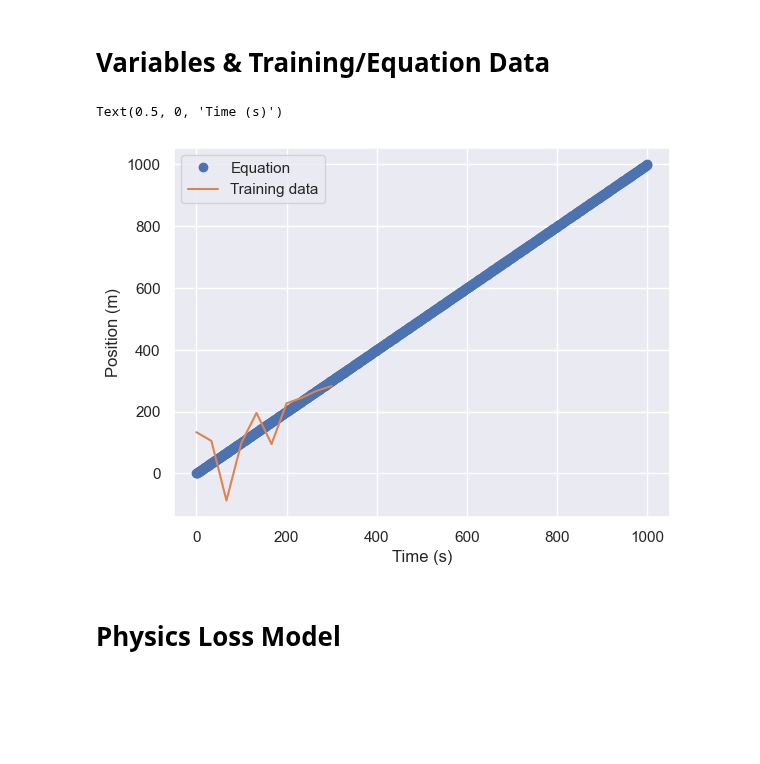
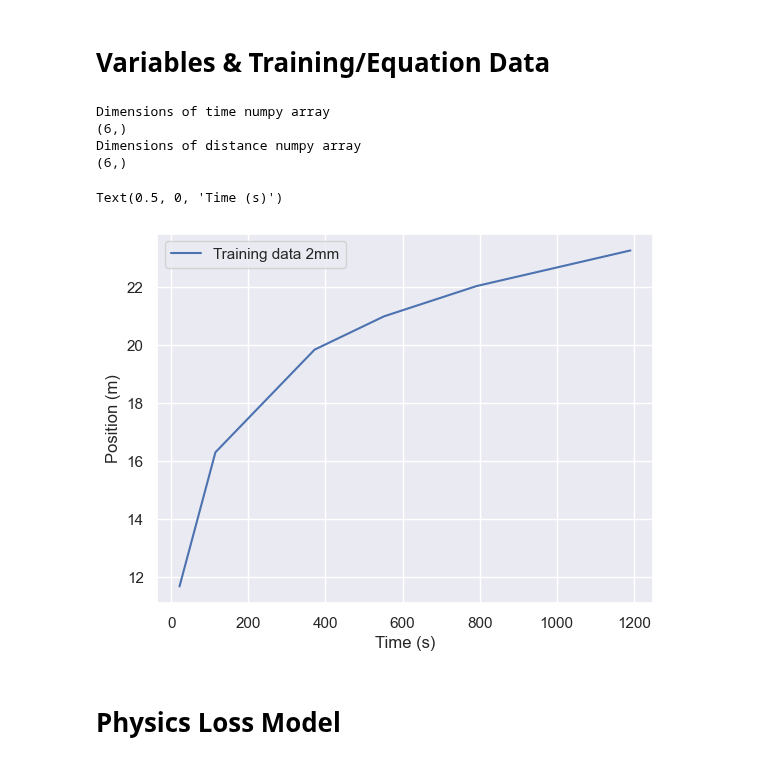
Before and after one commit to rahavdayan/pinns-model, a Jupyter notebook: src/ferrofluid/ferrofluid.ipynb, the cells around one changed output. Cells and saved outputs as stored; diff of their text form; code cells hidden in the pictures; blank space fills up the shorter version.

```diff
--- a/src/ferrofluid/ferrofluid.ipynb
+++ b/src/ferrofluid/ferrofluid.ipynb
@@ -20,31 +20,39 @@ np.random.seed(10)
 # %%
 # Different variables for problem
 r = 0.005                           # Radius of droplet in [m]
 V = (4/3)*np.pi*(r**3)              # Volume of droplet in [m^3]
 mu_0 = 1.256637*(10**-6)            # Permeability of free space [m*kg/(s*A)]
 eta = 50                            # Viscosity in [Pa*s]
 M = magnetization                   # Magnetization in [Oe]
 H = magnetic_field                  # Magnetic field in [KA/m]
 dH_dx = magnetic_field_deriv        # Derivative of magnetic field with respect to distance in [KA/m^2]
 
-# Make data from equation
-eq = functools.partial(position)
-t = np.linspace(0, 1000, 1000)      # Time in [s]
-x = eq(t)                           # Position in [m]
+# # Make data from equation
+# eq = functools.partial(position)
+# t = np.linspace(0, 1000, 1000)      # Time in [s]
+# x = eq(t)                           # Position in [m]
 
 # Make training data
-train_t = np.linspace(0, 300, 10)
-train_x = eq(train_t) +  100 * np.random.randn(len(train_t))
+train_t, train_x = position_2mm_droplet()
+print('Dimensions of time numpy array')
+print(train_t.shape)
+print('Dimensions of distance numpy array')
+print(train_x.shape)
 
 # Plot training data and equation data
-plt.plot(t, x, 'o')
+# plt.plot(t, x, 'o')
 plt.plot(train_t, train_x)
-plt.legend(['Equation', 'Training data'])
+# plt.legend(['Equation', 'Training data'])
+plt.legend(['Training data 2mm'])
 plt.ylabel('Position (m)')
 plt.xlabel('Time (s)')
 # %% [output]
-Text(0.5, 0, 'Time (s)')
+Dimensions of time numpy array
+(6,)
+Dimensions of distance numpy array
+(6,)
+Text(0.5, 0, 'Time (s)')
-[figure, old version]
+[figure, new version]
 # %% [markdown]
 # Physics Loss Model
 # %%
```
Also changed, not shown: parts of 1 cell of this notebook, 2 other files.
